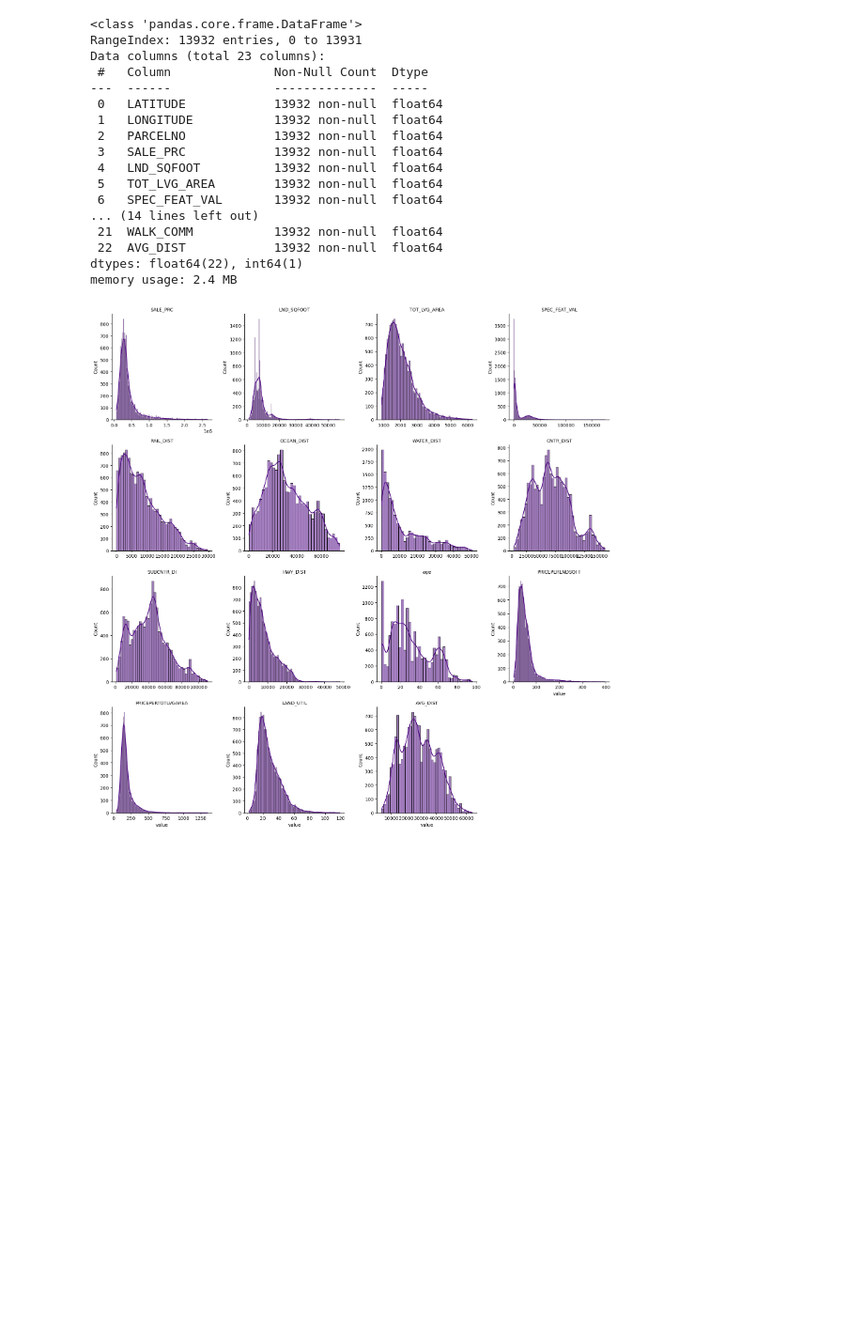
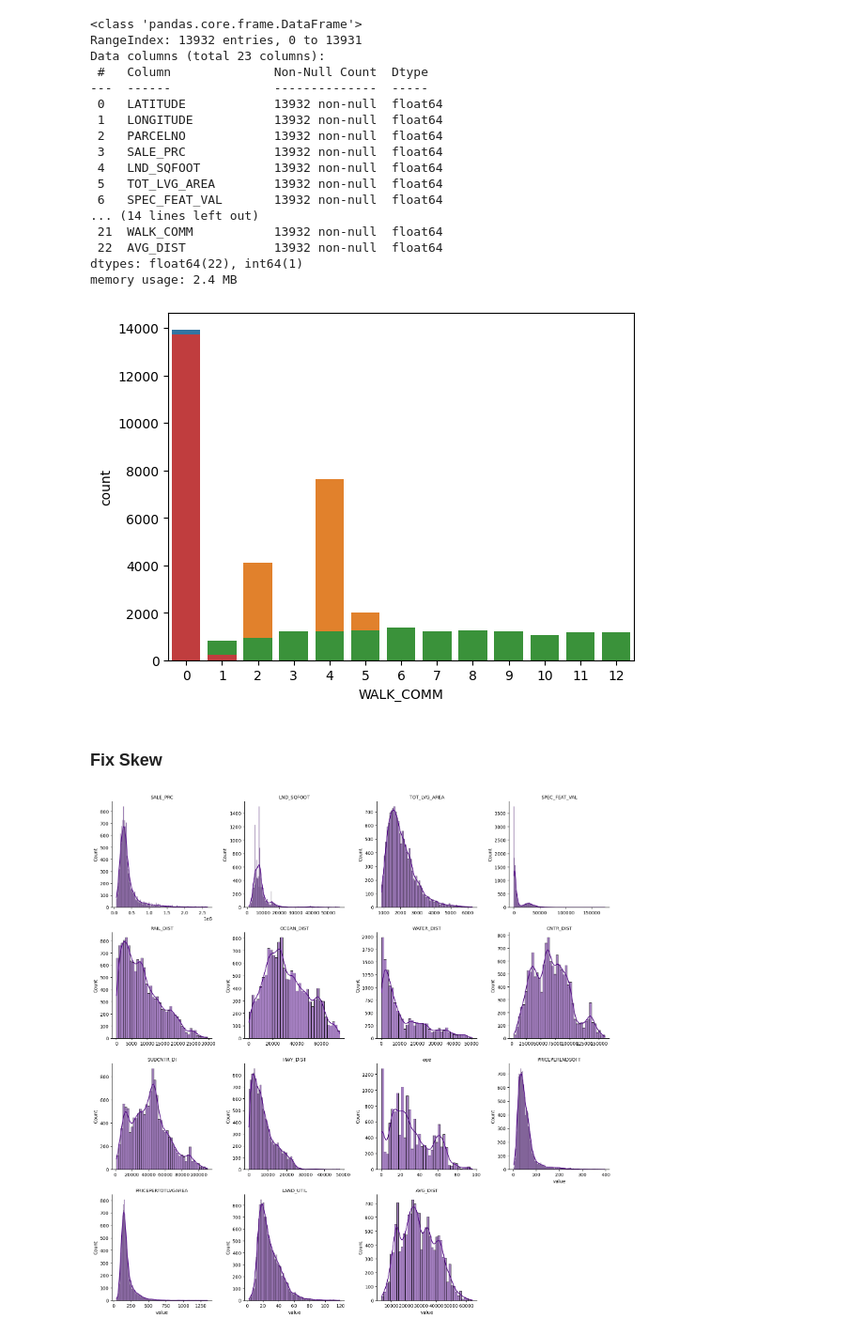
Before and after one commit to MarcusO17/6006CEM-ML, a Jupyter notebook: src/Task 1/main.ipynb, the cells around one changed output. Shown at 94% size. Cells and saved outputs as stored; diff of their text form; code cells hidden in the pictures; blank space fills up the shorter version.

```diff
--- a/src/Task 1/main.ipynb
+++ b/src/Task 1/main.ipynb
@@ -251,0 +284,8 @@ Passing `palette` without assigning `hue` is deprecated and will be removed in v
+# %%
+## CHECK PREVIOUS CITATIONS 5011CEM
+for column in df.columns[df.isna().any()]:
+    skew = df[column].skew()
+    if skew <= 2 and skew >= -2 :
+        print(f'{column} skewness : {df[column].skew():.2f} : Mean')
+    else:
+        print(f'{column} skewness : {df[column].skew():.2f} : Median')
@@ -251,0 +294,2 @@ Passing `palette` without assigning `hue` is deprecated and will be removed in v
+# %%
+df['RAIL_DIST'].fillna(df['RAIL_DIST'].mean(),inplace=True)
@@ -297,6 +369,13 @@ dtypes: float64(22), int64(1)
 memory usage: 2.4 MB
 # %%
 df[['WALK_COMM','structure_quality','month_sold','avno60plus']] = df[['WALK_COMM','structure_quality','month_sold','avno60plus']].astype(int)
+# %%
+for column in df[['WALK_COMM','structure_quality','month_sold','avno60plus']].columns:
+    sns.barplot(df[column].value_counts())
+# %% [output]
+[figure, added]
+# %% [markdown]
+### Fix Skew
 # %%
 # Recheck for Skew on new Variables
 df_melt = df.drop(columns=['LATITUDE','LONGITUDE','PARCELNO','WALK_COMM','WALK_OCEAN','structure_quality','month_sold','avno60plus']).melt()
```
Also changed, not shown: parts of 12 cells of this notebook.
